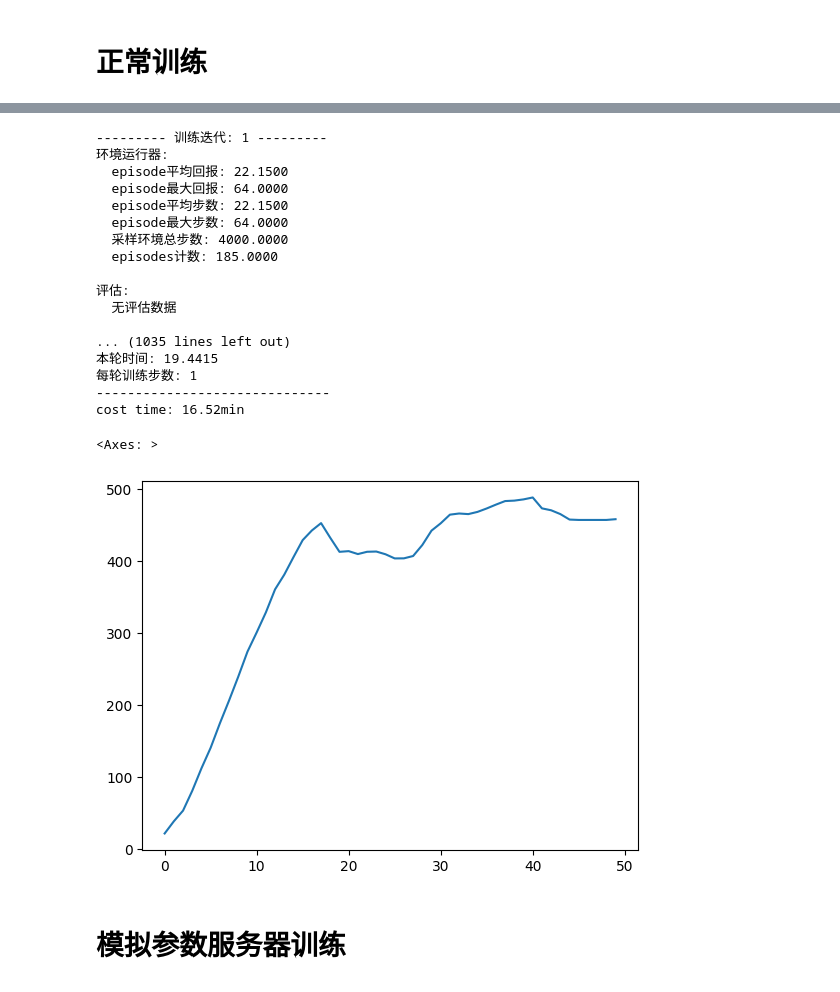
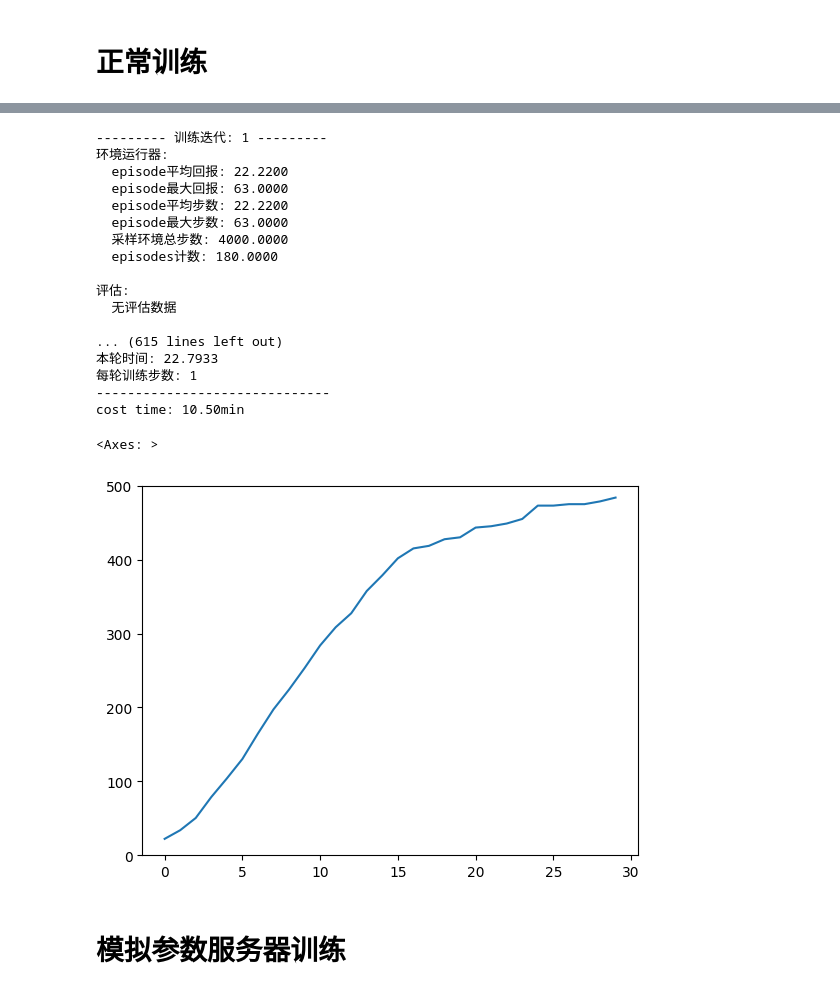
Before and after one commit to lhiqwj173/RLlib_study_dev, a Jupyter notebook: 开发测试/6. 参数服务器测试2.ipynb, the cells around one changed output, grey strips where cells are left out. Saved outputs shown, nothing was run; the diff lists cells and outputs as text; code cells hidden in the pictures.

```diff
--- a/开发测试/6. 参数服务器测试2.ipynb
+++ b/开发测试/6. 参数服务器测试2.ipynb
@@ -33,10 +33,10 @@ config = (
 algo = config.build()
 t = time.time()
 mean_returns = []
-for i in range(50):
+for i in range(30):
     result = simplify_rllib_metrics(algo.train())
     mean_returns.append(result["环境运行器"]["episode平均回报"])
 
 print(f"cost time: {((time.time() - t)/60):.2f}min")
-pd.Series(mean_returns).plot()
+pd.Series(mean_returns).plot(ylim=(0, 500))
 # %% [output]
@@ -57,22 +57,22 @@ The `TBXLogger interface is deprecated in favor of the `ray.tune.tensorboardx.TB
 --------- 训练迭代: 1 ---------
 环境运行器:
-  episode平均回报: 22.1500
-  episode最大回报: 64.0000
-  episode平均步数: 22.1500
-  episode最大步数: 64.0000
+  episode平均回报: 22.2200
+  episode最大回报: 63.0000
+  episode平均步数: 22.2200
+  episode最大步数: 63.0000
   采样环境总步数: 4000.0000
-  episodes计数: 185.0000
+  episodes计数: 180.0000
 
 评估:
   无评估数据
 
-... (1035 lines left out)
-本轮时间: 19.4415
+... (615 lines left out)
+本轮时间: 22.7933
 每轮训练步数: 1
 ------------------------------
-cost time: 16.52min
+cost time: 10.50min
 <Axes: >
-[figure, old version]
+[figure, new version]
 # %% [markdown]
 # 模拟参数服务器训练
 # %%
```
Also changed, not shown: parts of 2 cells of this notebook, 4 other files.
